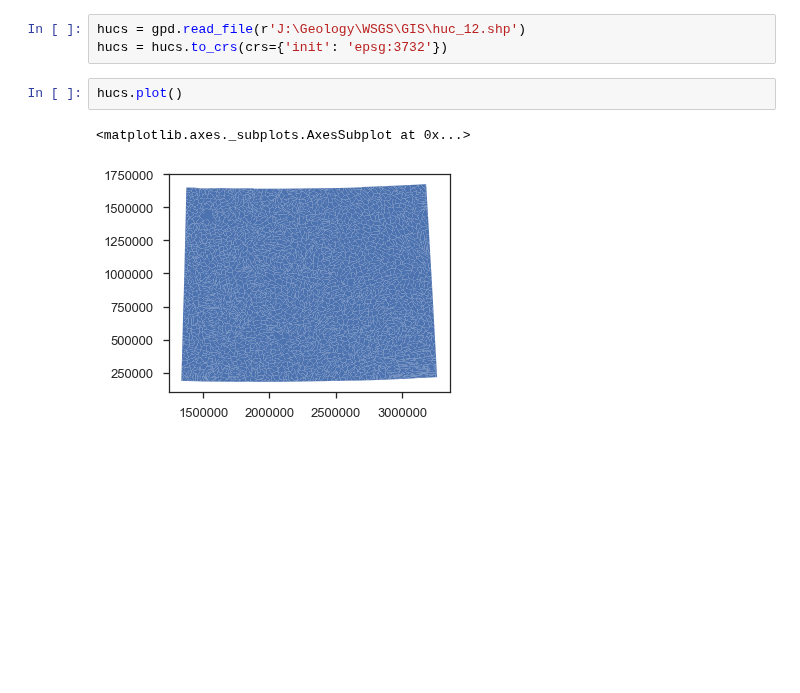
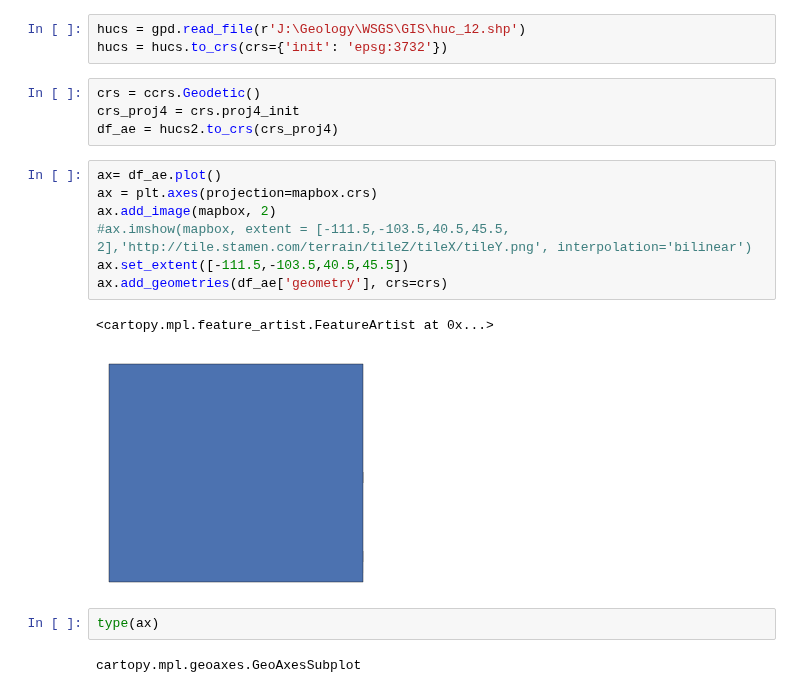
Before and after one commit to jessepisel/criticalandstrategic, a Jupyter notebook: Figure creation.ipynb, the cells around one changed output. Saved outputs shown, nothing was run; the diff lists cells and outputs as text; blank space fills up the shorter version.

```diff
--- a/Figure creation.ipynb
+++ b/Figure creation.ipynb
@@ -136,8 +136,21 @@ nure.iloc[:,85:-8].shape
 # %%
 hucs = gpd.read_file(r'J:\Geology\WSGS\GIS\huc_12.shp')
 hucs = hucs.to_crs(crs={'init': 'epsg:3732'})
-# %%
-hucs.plot()
-# %% [output]
-<matplotlib.axes._subplots.AxesSubplot at 0x...>
-[figure, removed]
+# %%
+crs = ccrs.Geodetic()
+crs_proj4 = crs.proj4_init
+df_ae = hucs2.to_crs(crs_proj4)
+# %%
+ax= df_ae.plot()
+ax = plt.axes(projection=mapbox.crs)
+ax.add_image(mapbox, 2)
+#ax.imshow(mapbox, extent = [-111.5,-103.5,40.5,45.5, 2],'http://tile.stamen.com/terrain/tileZ/tileX/tileY.png', interpolation='bilinear')
+ax.set_extent([-111.5,-103.5,40.5,45.5])
+ax.add_geometries(df_ae['geometry'], crs=crs)
+# %% [output]
+<cartopy.mpl.feature_artist.FeatureArtist at 0x...>
+[figure, added]
+# %%
+type(ax)
+# %% [output]
+cartopy.mpl.geoaxes.GeoAxesSubplot
```
Also changed, not shown: parts of 10 cells of this notebook, 2 other files.
